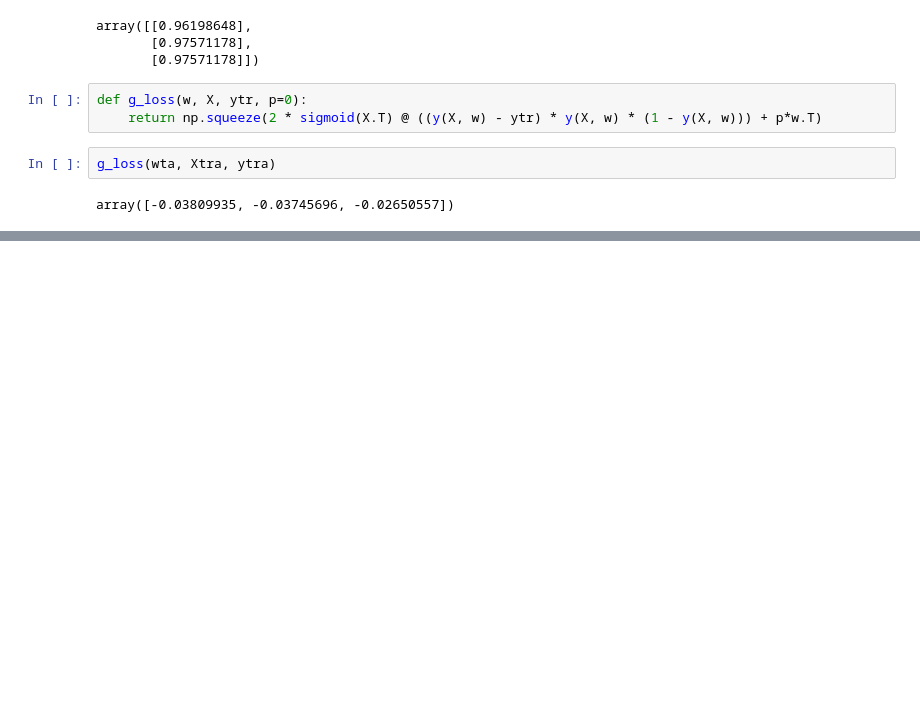
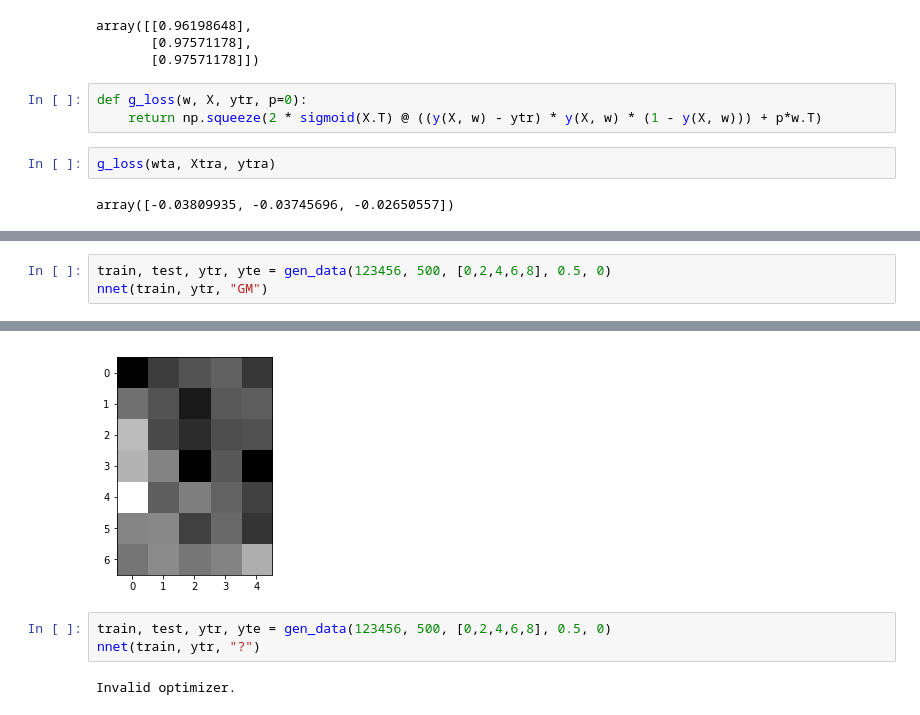
Before and after one commit to margaritageleta/SLNN, a Jupyter notebook: Untitled1.ipynb, the cells around one changed output, grey strips where cells are left out. Cells and saved outputs as stored; diff of their text form; blank space fills up the shorter version.

```diff
--- a/Untitled1.ipynb
+++ b/Untitled1.ipynb
@@ -206,0 +299,4 @@ array([-0.03809935, -0.03745696, -0.02650557])
+# %%
+train, test, ytr, yte = gen_data(123456, 500, [0,2,4,6,8], 0.5, 0)
+nnet(train, ytr, "GM")
+# %% [output]
@@ -206,0 +304,6 @@ array([-0.03809935, -0.03745696, -0.02650557])
+[figure, added]
+# %%
+train, test, ytr, yte = gen_data(123456, 500, [0,2,4,6,8], 0.5, 0)
+nnet(train, ytr, "?")
+# %% [output]
+Invalid optimizer.
```
Also changed, not shown: parts of 12 cells of this notebook, 2 other files.
